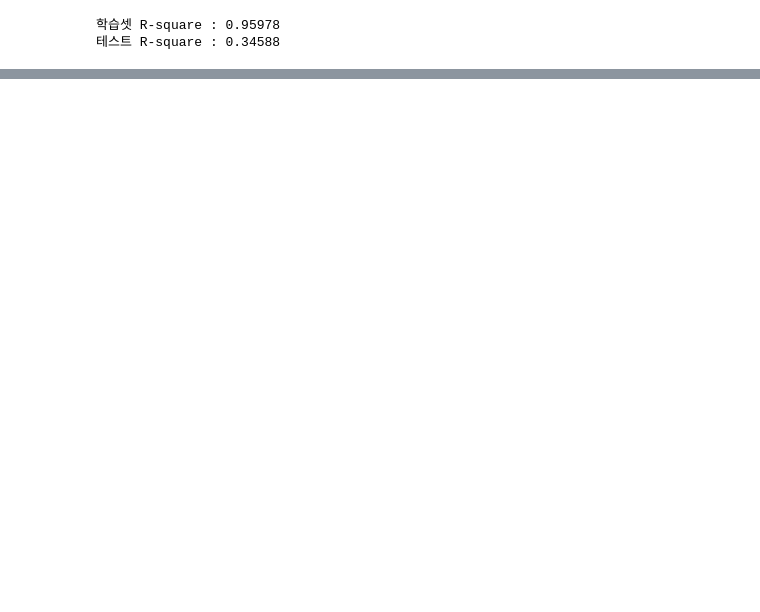
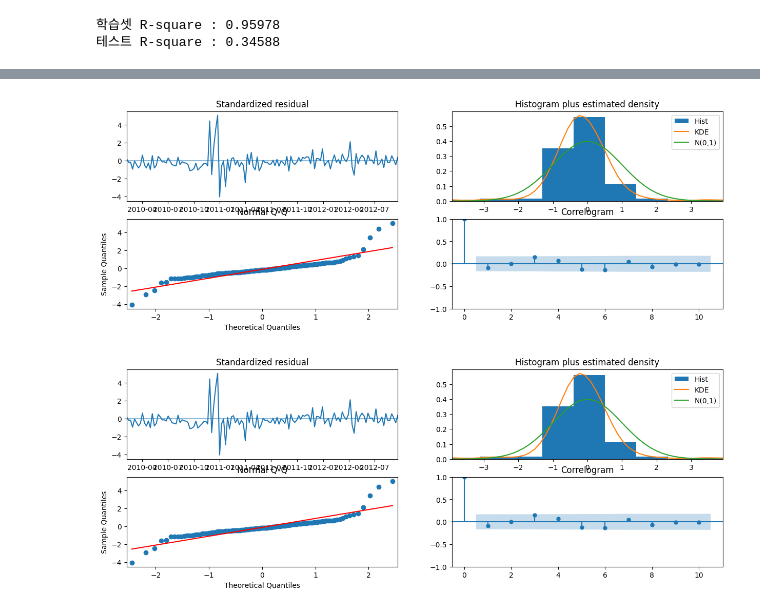
Before and after one commit to hamin971231/Mega_Data_Analysis, a Jupyter notebook: # 연습/스터디/스터디(8)_시계열분석.ipynb, the cells around one changed output, grey strips where cells are left out. Drawn from its saved outputs; the diff is of its cells as text; code cells hidden in the pictures; blank space fills up the shorter version.

```diff
--- a/# 연습/스터디/스터디(8)_시계열분석.ipynb
+++ b/# 연습/스터디/스터디(8)_시계열분석.ipynb
@@ -388,0 +482,7 @@ strong multicollinearity or other numerical problems.
+# %%
+# 모델 적합성 시각화
+
+auto_arima_model.plot_diagnostics(figsize=(15,5))
+# %% [output]
+[figure, added]
+[figure, added]
```
Also changed, not shown: parts of 10 cells of this notebook, 24 other files.
